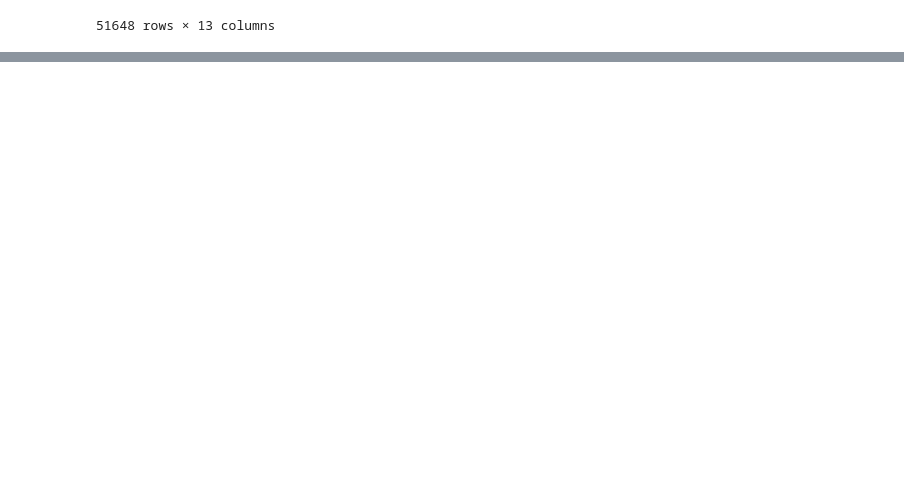
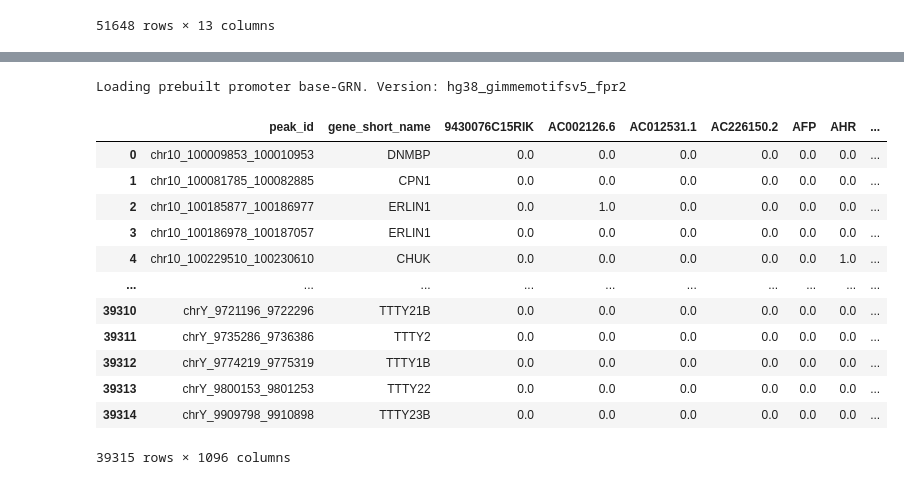
Before and after one commit to Andrew1708/GRN-project, a Jupyter notebook: workflow/notebooks/test_tmp.ipynb, the cells around one changed output, grey strips where cells are left out. Cells and saved outputs as stored; diff of their text form; code cells hidden in the pictures; blank space fills up the shorter version.

```diff
--- a/workflow/notebooks/test_tmp.ipynb
+++ b/workflow/notebooks/test_tmp.ipynb
@@ -341,0 +557,21 @@ grn_inferred
+# %%
+import celloracle as co
+base_GRN = co.data.load_human_promoter_base_GRN(version="hg38_gimmemotifsv5_fpr2")
+# %% [output]
+Loading prebuilt promoter base-GRN. Version: hg38_gimmemotifsv5_fpr2
+# %%
+base_GRN
+# %% [output]
+|  | peak_id | gene_short_name | 9430076C15RIK | AC002126.6 | AC012531.1 | AC226150.2 | AFP | AHR | ... |
+| 0 | chr10_100009853_100010953 | DNMBP | 0.0 | 0.0 | 0.0 | 0.0 | 0.0 | 0.0 | ... |
+| 1 | chr10_100081785_100082885 | CPN1 | 0.0 | 0.0 | 0.0 | 0.0 | 0.0 | 0.0 | ... |
+| 2 | chr10_100185877_100186977 | ERLIN1 | 0.0 | 1.0 | 0.0 | 0.0 | 0.0 | 0.0 | ... |
+| 3 | chr10_100186978_100187057 | ERLIN1 | 0.0 | 0.0 | 0.0 | 0.0 | 0.0 | 0.0 | ... |
+| 4 | chr10_100229510_100230610 | CHUK | 0.0 | 0.0 | 0.0 | 0.0 | 0.0 | 1.0 | ... |
+| ... | ... | ... | ... | ... | ... | ... | ... | ... | ... |
+| 39310 | chrY_9721196_9722296 | TTTY21B | 0.0 | 0.0 | 0.0 | 0.0 | 0.0 | 0.0 | ... |
+| 39311 | chrY_9735286_9736386 | TTTY2 | 0.0 | 0.0 | 0.0 | 0.0 | 0.0 | 0.0 | ... |
+| 39312 | chrY_9774219_9775319 | TTTY1B | 0.0 | 0.0 | 0.0 | 0.0 | 0.0 | 0.0 | ... |
+| 39313 | chrY_9800153_9801253 | TTTY22 | 0.0 | 0.0 | 0.0 | 0.0 | 0.0 | 0.0 | ... |
+| 39314 | chrY_9909798_9910898 | TTTY23B | 0.0 | 0.0 | 0.0 | 0.0 | 0.0 | 0.0 | ... |
+39315 rows × 1096 columns
```
Also changed, not shown: parts of 26 cells of this notebook, 35 other files.
